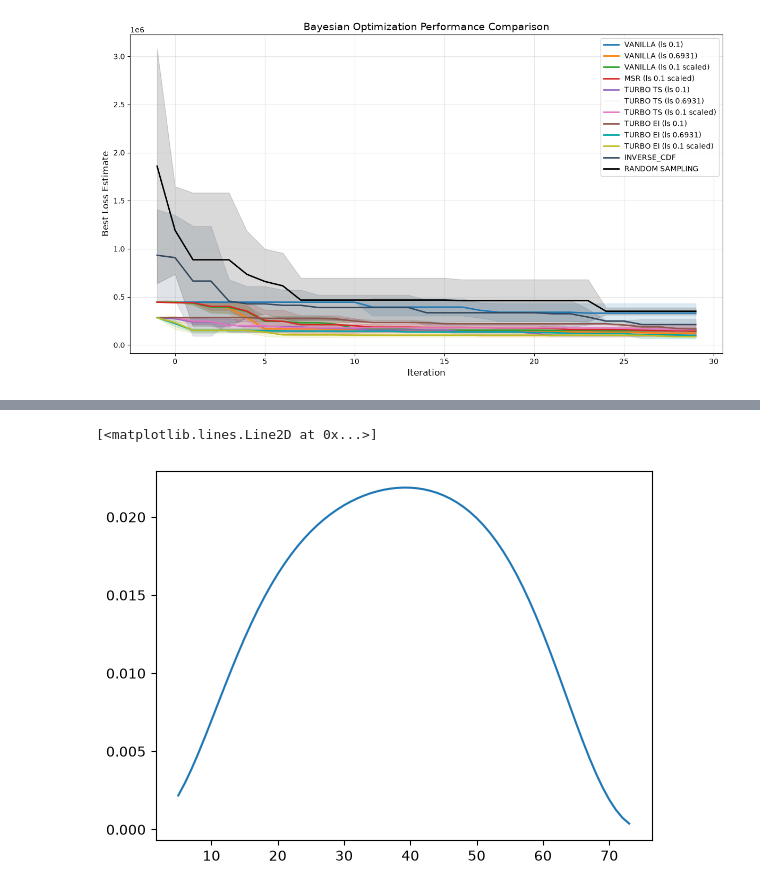
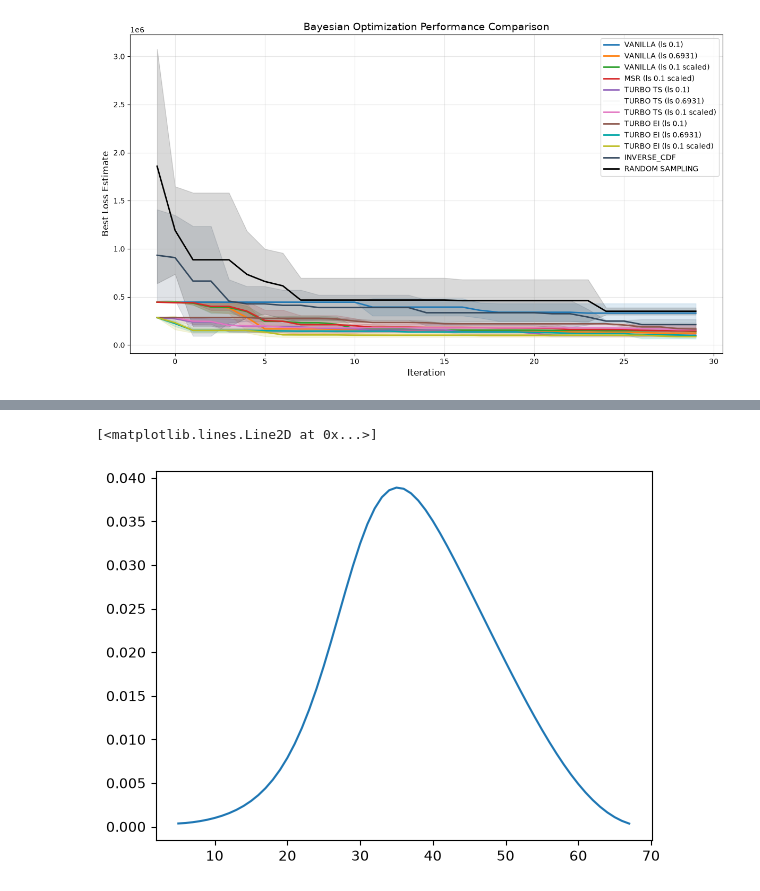
Before and after one commit to soheil-housni/Bayesian-Optimization-for-Traffic-Signal-Green-Time-Calibration, a Jupyter notebook: plots.ipynb, the cells around one changed output, grey strips where cells are left out. Cells and saved outputs as stored; diff of their text form; code cells hidden in the pictures.

```diff
--- a/plots.ipynb
+++ b/plots.ipynb
@@ -428,6 +441,6 @@ def plot_pdf(tl,bounds):
     pdf_values=vectorized_pdf(g,tl,z)
     return pdf_values
 
-pdf_values=plot_pdf(tl_ids[42],bounds[:,42])
+pdf_values=plot_pdf(tl_ids[0],bounds[:,0])
 # %% [output]
 5
@@ -450,7 +448,7 @@ pdf_values=plot_pdf(tl_ids[42],bounds[:,42])
 # %%
-plt.plot(np.arange(5,74),pdf_values)
+plt.plot(np.arange(5,68),pdf_values)
 # %% [output]
 [<matplotlib.lines.Line2D at 0x...>]
-[figure, old version]
+[figure, new version]
 # %%
 plt.plot(np.arange(5,68),1/(1+np.arange(5,68)))
```
Also changed, not shown: parts of 13 cells of this notebook, 3 other files.
